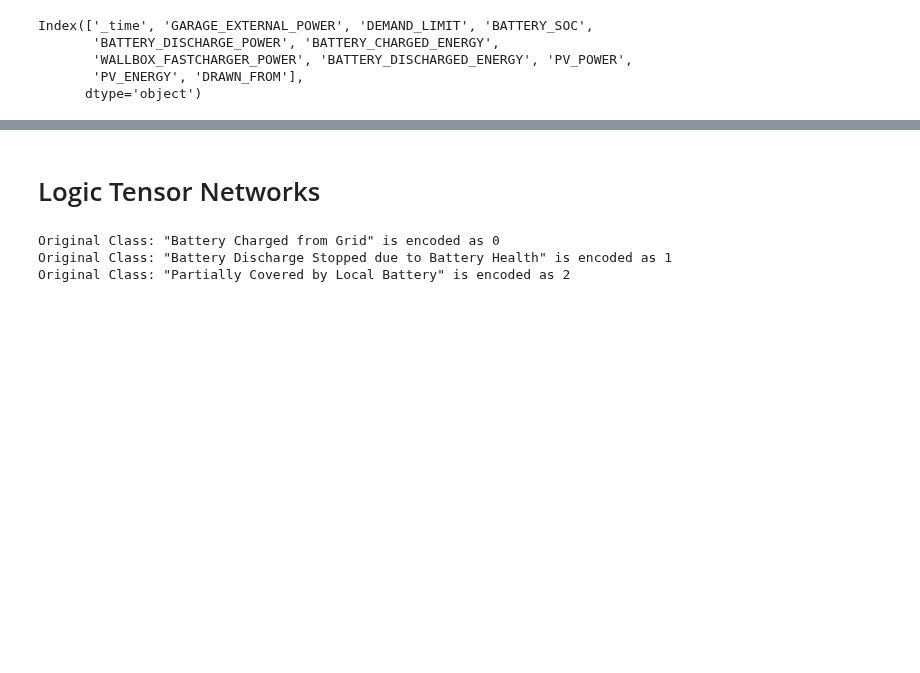
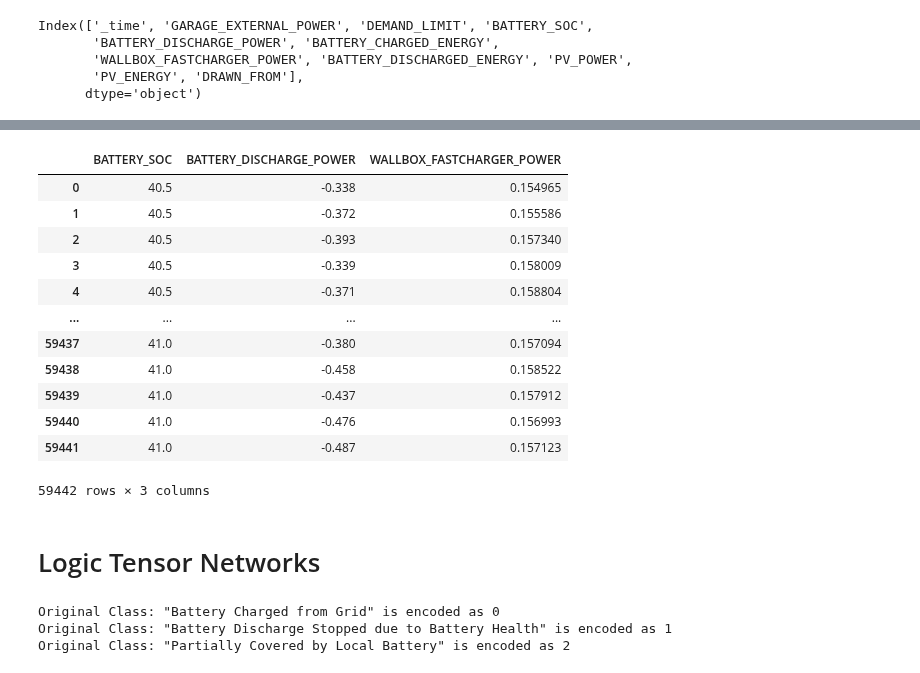
Before and after one commit to SanchoSamba/DS-project, a Jupyter notebook: LTN_Adam_Arychert.ipynb, the cells around one changed output, grey strips where cells are left out. Saved outputs shown, nothing was run; the diff lists cells and outputs as text; code cells hidden in the pictures; blank space fills up the shorter version.

```diff
--- a/LTN_Adam_Arychert.ipynb
+++ b/LTN_Adam_Arychert.ipynb
@@ -107,6 +123,6 @@ Battery Discharge Stopped due to Battery Health      157
 Name: count, dtype: int64
 # %%
-features = s_data.drop(['_time','DEMAND_LIMIT', 'DRAWN_FROM', 'BATTERY_CHARGED_ENERGY',  'BATTERY_DISCHARGED_ENERGY', 'PV_POWER','PV_ENERGY', 'DRAWN_FROM'], axis=1)
+features = s_data.drop(['_time','DEMAND_LIMIT','GARAGE_EXTERNAL_POWER', 'DRAWN_FROM', 'BATTERY_CHARGED_ENERGY',  'BATTERY_DISCHARGED_ENERGY', 'PV_POWER','PV_ENERGY', 'DRAWN_FROM'], axis=1)
 target = s_data['DRAWN_FROM']
 # %%
 target.value_counts()
@@ -118,4 +134,20 @@ Battery Discharge Stopped due to Battery Health      157
 Name: count, dtype: int64
+# %%
+features
+# %% [output]
+|  | BATTERY_SOC | BATTERY_DISCHARGE_POWER | WALLBOX_FASTCHARGER_POWER |
+| 0 | 40.5 | -0.338 | 0.154965 |
+| 1 | 40.5 | -0.372 | 0.155586 |
+| 2 | 40.5 | -0.393 | 0.157340 |
+| 3 | 40.5 | -0.339 | 0.158009 |
+| 4 | 40.5 | -0.371 | 0.158804 |
+| ... | ... | ... | ... |
+| 59437 | 41.0 | -0.380 | 0.157094 |
+| 59438 | 41.0 | -0.458 | 0.158522 |
+| 59439 | 41.0 | -0.437 | 0.157912 |
+| 59440 | 41.0 | -0.476 | 0.156993 |
+| 59441 | 41.0 | -0.487 | 0.157123 |
+59442 rows × 3 columns
 # %% [markdown]
 # Logic Tensor Networks
 # %%
```
Also changed, not shown: parts of 13 cells of this notebook, 2 other files.
